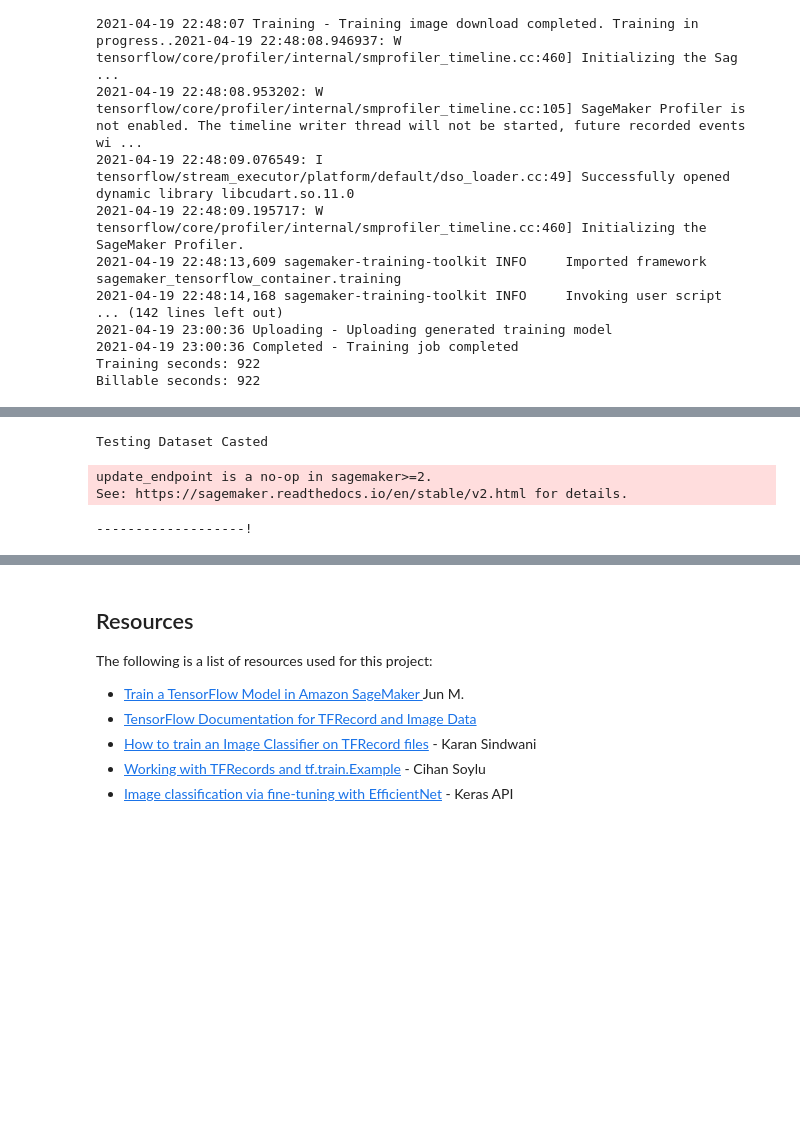
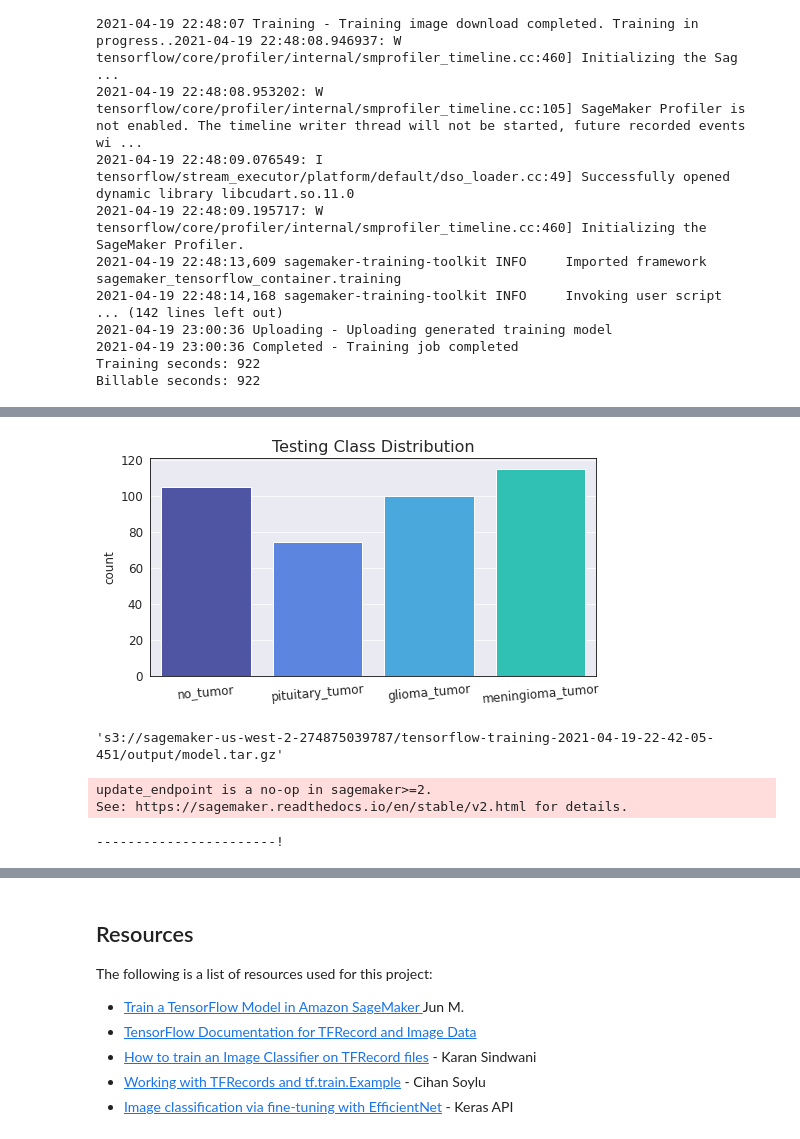
Before and after one commit to dhelms1/brain_tumor, a Jupyter notebook: MRImodeling.ipynb, the cells around one changed output, grey strips where cells are left out. Cells and saved outputs as stored; diff of their text form; code cells hidden in the pictures; blank space fills up the shorter version.

Commit message:
testing completed, 74% accuracy, need to look into further

```diff
--- a/MRImodeling.ipynb
+++ b/MRImodeling.ipynb
@@ -421,6 +421,8 @@ test_dataset = tf.data.Dataset.from_tensor_slices(x_test)
-# %%
-test_dataset = test_dataset.map(cast_test_img)
-
-print('Testing Dataset Casted')
-# %% [output]
-Testing Dataset Casted
+# %%
+plt.figure(figsize=(8,4))
+sns.countplot(x=y_test, palette=sns.color_palette('turbo', 12))
+plt.title('Testing Class Distribution')
+plt.xticks(rotation=5)
+plt.show()
+# %% [output]
+[figure, added]
@@ -427,6 +433,13 @@ Testing Dataset Casted
+# %%
+model_path = f's3://{bucket}/tensorflow-training-2021-04-19-22-42-05-451/output/model.tar.gz'
+model_path
+# %% [output]
+'s3://sagemaker-us-west-2-274875039787/tensorflow-training-2021-04-19-22-42-05-451/output/model.tar.gz'
 # %%
-predictor = estimator.deploy(initial_instance_count=1, instance_type='ml.p2.xlarge')
+loaded_model = TensorFlowModel(model_data=model_path, role=role, framework_version='2.4.1')
+
+predictor = loaded_model.deploy(initial_instance_count=1, instance_type='ml.p2.xlarge')
 # %% [output]
 update_endpoint is a no-op in sagemaker>=2.
 See: https://sagemaker.readthedocs.io/en/stable/v2.html for details.
--------------------!
+-----------------------!
```
Also changed, not shown: parts of 15 cells of this notebook, 2 other files.
